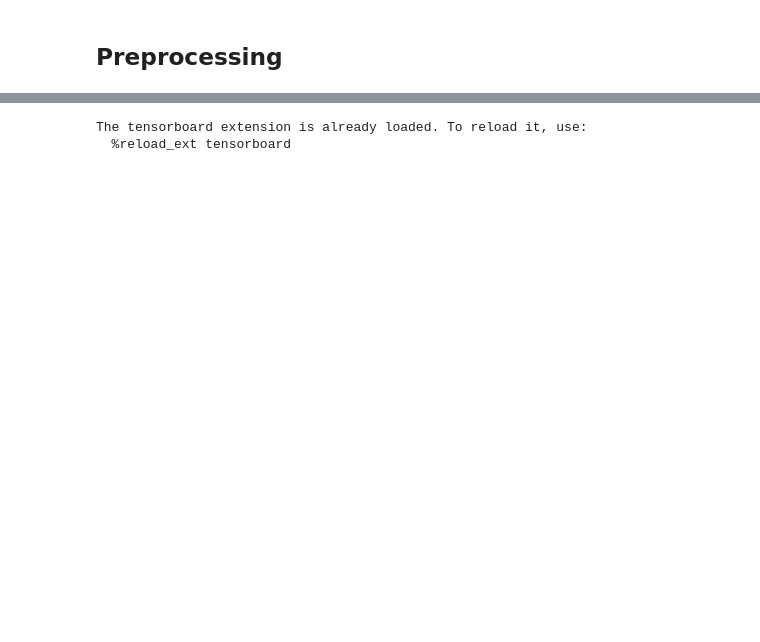
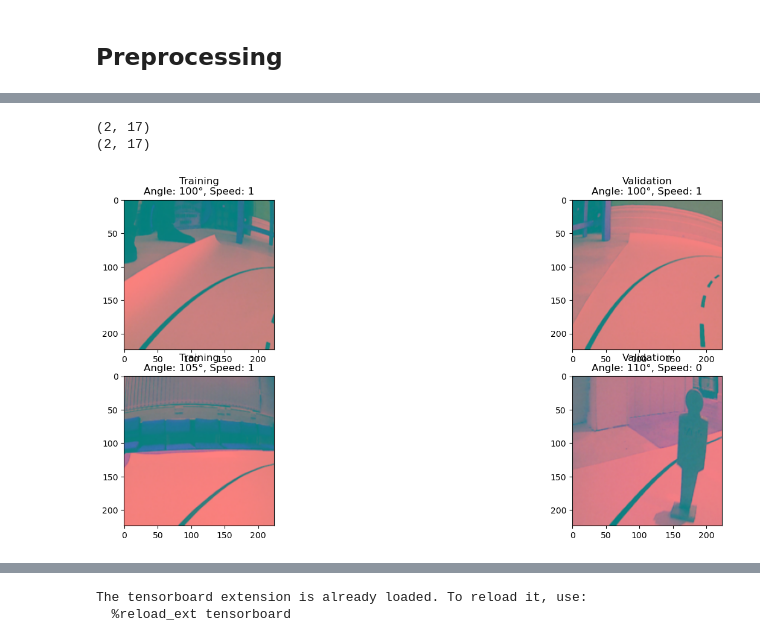
Before and after one commit to shayanshafquat/Optimizing-CNNs-for-real-time-autonomous-driving-on-AutoPicar, a Jupyter notebook: mlis2024/mobilenet.ipynb, the cells around one changed output, grey strips where cells are left out. Drawn from its saved outputs; the diff is of its cells as text; code cells hidden in the pictures; blank space fills up the shorter version.

```diff
--- a/mlis2024/mobilenet.ipynb
+++ b/mlis2024/mobilenet.ipynb
@@ -136,3 +170,6 @@ plt.show()
 len(merged_df[merged_df['speed'] > 1])
 # %% [output]
 1
+# %%
+cleaned_df = merged_df[merged_df['speed'] <= 1]
+print(len(cleaned_df), len(merged_df))
@@ -181,16 +273,0 @@ Text(0.5, 1.0, 'processed')
-# %%
-def image_data_generator(image_paths, steering_angles, batch_size):
-    while True:
-        batch_images = []
-        batch_steering_angles = []
-
-        for i in range(batch_size):
-            random_index = random.randint(0, len(image_paths) - 1)
-            image = my_imread(image_paths[random_index])
-            steering_angle = steering_angles[random_index]
-
-            image = img_preprocess(image)
-            batch_images.append(image)
-            batch_steering_angles.append(steering_angle)
-
-        yield( np.asarray(batch_images), np.asarray(batch_steering_angles))
@@ -233,0 +307,33 @@ _________________________________________________________________
+# %%
+ncol = 2
+nrow = 2
+
+X_train_batch, y_train_batch = next(image_data_generator(X_train, {'angle_output': angle_train, 'speed_output': speed_train}, nrow))
+X_valid_batch, y_valid_batch = next(image_data_generator(X_valid, {'angle_output': angle_valid, 'speed_output': speed_valid}, nrow))
+
+fig, axes = plt.subplots(nrow, ncol, figsize=(15, 6))
+fig.tight_layout()
+
+# Iterate through each row and column, plotting the images and titles
+for i in range(nrow):
+    # Training images
+    axes[i][0].imshow(X_train_batch[i])
+    # Since angle labels are one-hot encoded, use argmax to find the predicted class, and convert it back to the angle
+    # Convert the one-hot encoded angle back to its original value (e.g., class 4 -> 4*5+50 = 70 degrees)
+    angle_class = np.argmax(y_train_batch['angle_output'][i]) * 5 + 50
+    speed = y_train_batch['speed_output'][i]
+    # Adjust the title to include both angle and speed
+    axes[i][0].set_title(f"Training\nAngle: {angle_class}°, Speed: {int(speed)}")
+
+    # Validation images
+    axes[i][1].imshow(X_valid_batch[i])
+    # Repeat the process for validation batch
+    angle_class = np.argmax(y_valid_batch['angle_output'][i]) * 5 + 50
+    speed = y_valid_batch['speed_output'][i]
+    axes[i][1].set_title(f"Validation\nAngle: {angle_class}°, Speed: {int(speed)}")
+
+plt.show()
+# %% [output]
+(2, 17)
+(2, 17)
+[figure, added]
```
Also changed, not shown: parts of 20 cells of this notebook, 4 other files.
